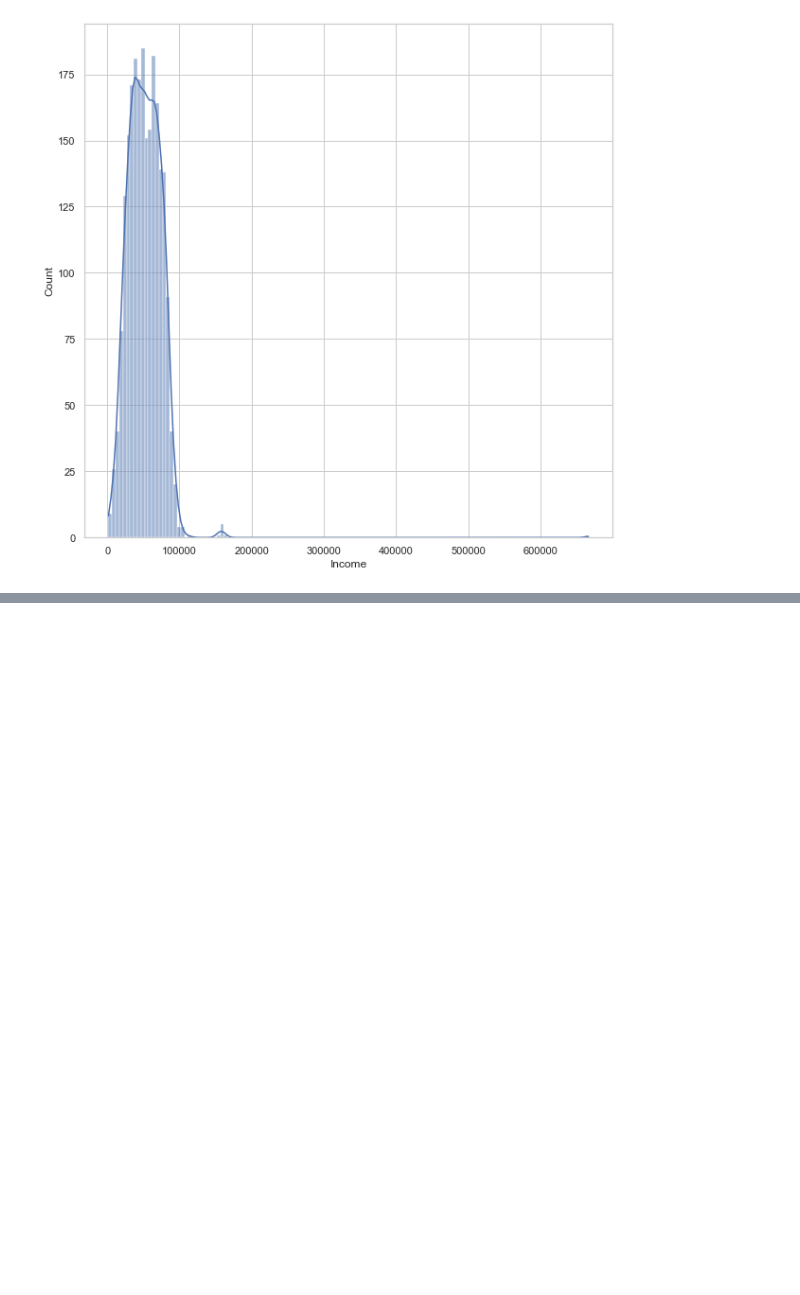
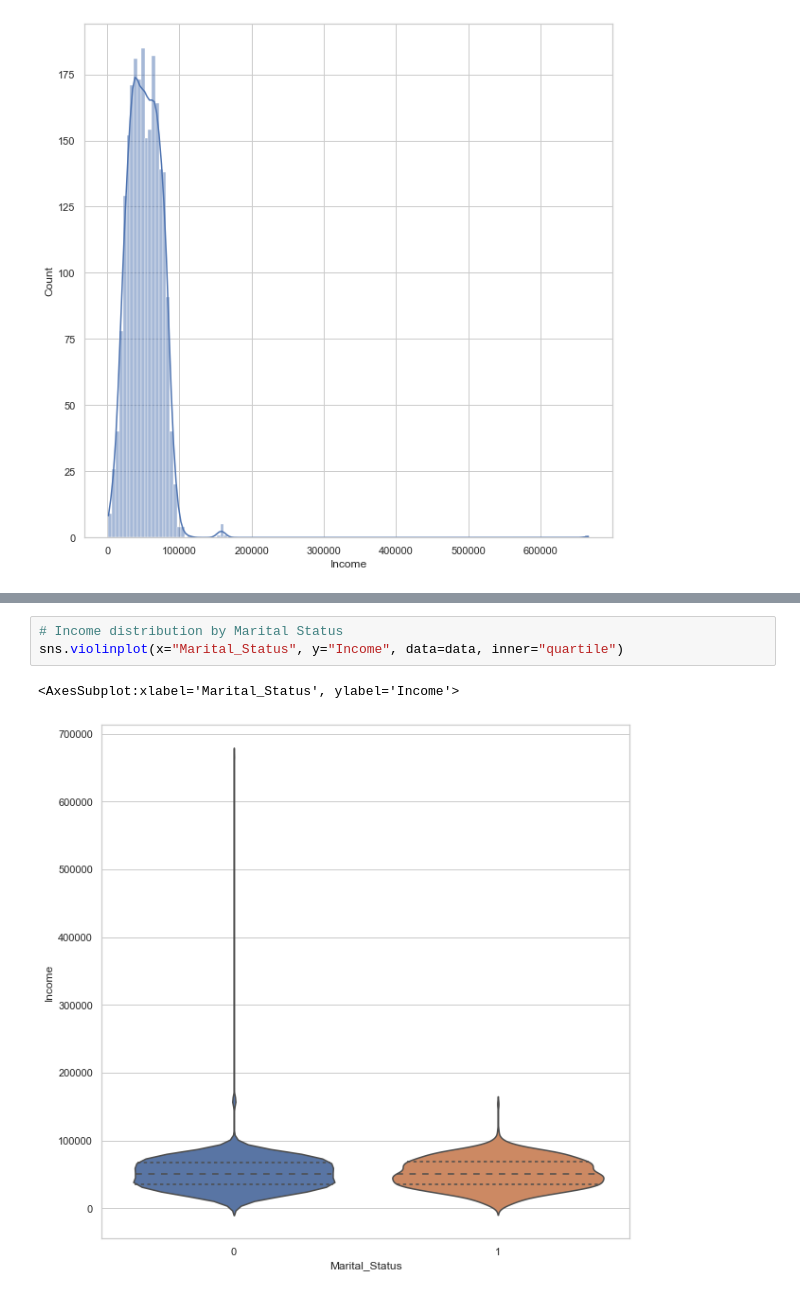
Before and after one commit to utkuozbudak/customer_personality_analysis, a Jupyter notebook: customer_analysis.ipynb, the cells around one changed output, grey strips where cells are left out. Saved outputs shown, nothing was run; the diff lists cells and outputs as text; blank space fills up the shorter version.

```diff
--- a/customer_analysis.ipynb
+++ b/customer_analysis.ipynb
@@ -208,0 +222,6 @@ sns.histplot(data["Income"], kde=True)
+# %%
+# Income distribution by Marital Status
+sns.violinplot(x="Marital_Status", y="Income", data=data, inner="quartile")
+# %% [output]
+<AxesSubplot:xlabel='Marital_Status', ylabel='Income'>
+[figure, added]
```
Also changed, not shown: parts of 3 cells of this notebook.
